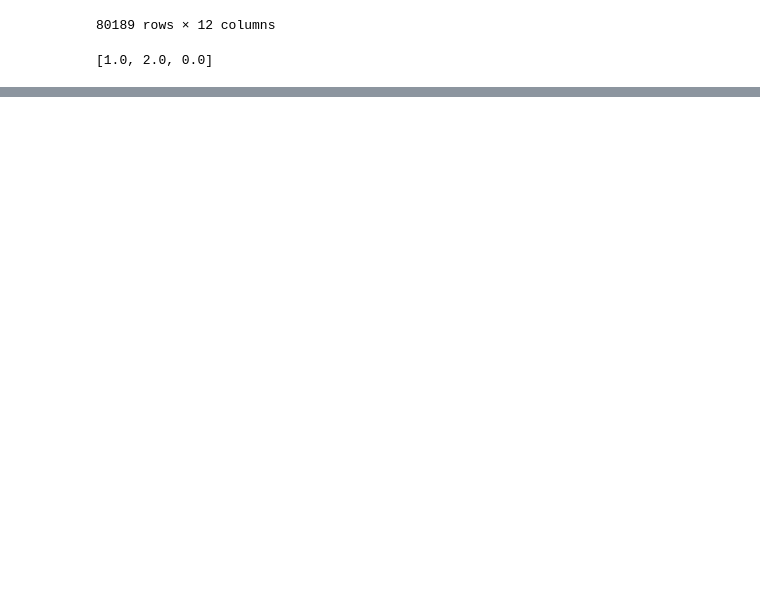
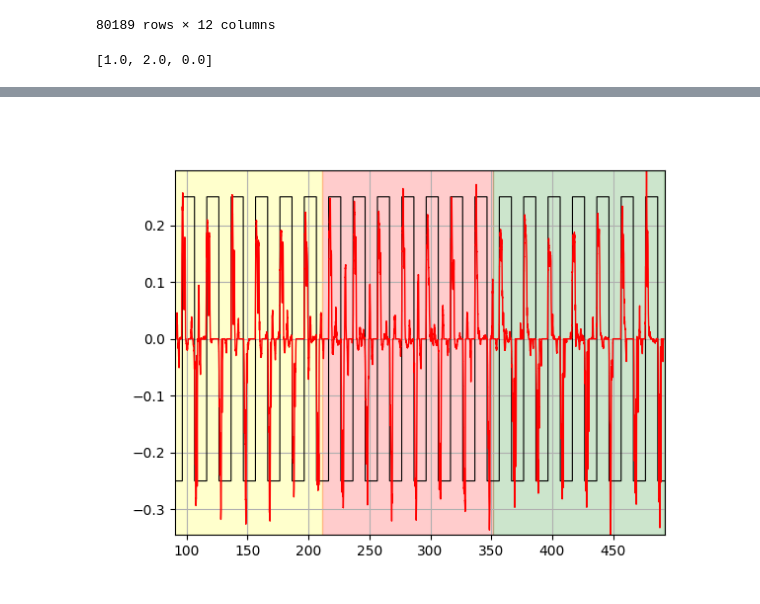
Before and after one commit to Cyberjin7/master_thesis, a Jupyter notebook: analysis/data_analysis.ipynb, the cells around one changed output, grey strips where cells are left out. Drawn from its saved outputs; the diff is of its cells as text; code cells hidden in the pictures; blank space fills up the shorter version.

```diff
--- a/analysis/data_analysis.ipynb
+++ b/analysis/data_analysis.ipynb
@@ -167,0 +170,9 @@ ax.grid()
+# %%
+fig, ax = plt.subplots()
+ax.grid(True)
+ax.plot(ref_df['Time'], (ref_df['value.data']-55)/100, color='k', linewidth = 0.8)
+ax.plot('Time', 'state.tau', data=state_df, color = 'red', linewidth=1.0)
+ax.set(xlim=(state_df['Time'].iloc[0], ref_df['Time'].iloc[-1]), ylim=(state_df['state.tau'].min(), state_df['state.tau'].max()))
+draw_mass_background(state_df, mass_order, mass_trial, trial_length, delay, ax, state_df['state.tau'].min(), state_df['state.tau'].max())
+# %% [output]
+[figure, added]
```
Also changed, not shown: parts of 6 cells of this notebook, 15 other files.
